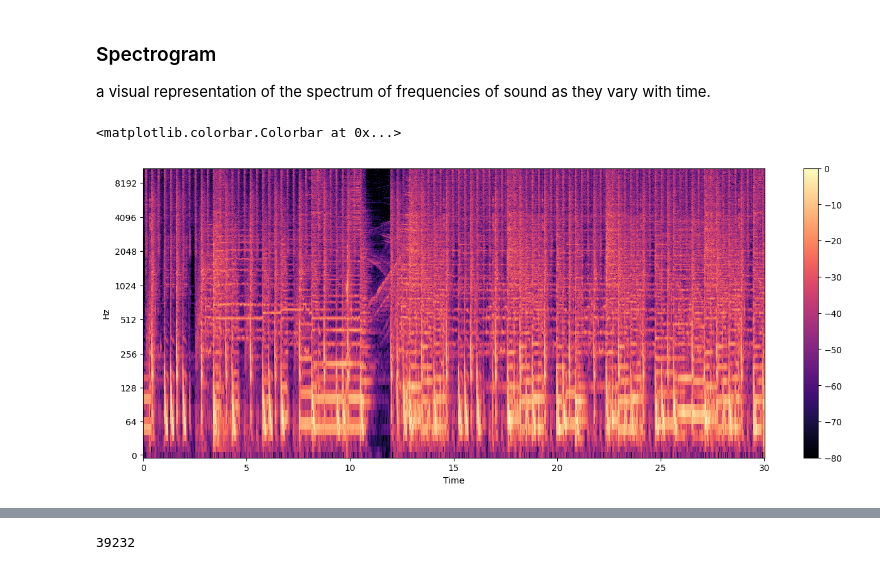
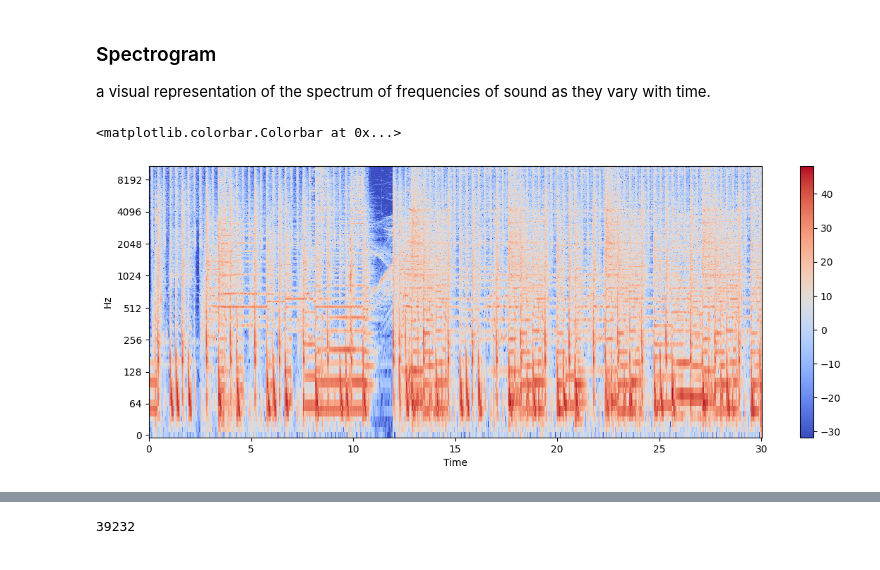
Before and after one commit to mjzhang21/MusicGenreClassifier, a Jupyter notebook: notebooks/01_EDA.ipynb, the cells around one changed output, grey strips where cells are left out. Cells and saved outputs as stored; diff of their text form; code cells hidden in the pictures.

```diff
--- a/notebooks/01_EDA.ipynb
+++ b/notebooks/01_EDA.ipynb
@@ -96,13 +65,11 @@ plt.plot(D)
 
 a visual representation of the spectrum of frequencies of sound as they vary with time.
 # %%
-# Convert an amplitude spectrogram to Decibels-scaled spectrogram.
-DB = librosa.amplitude_to_db(D, ref=np.max)
-
-# Creating the Spectogram
-plt.figure(figsize=(16, 6))
-librosa.display.specshow(DB, sr=sr, hop_length=hop_length, x_axis="time", y_axis="log")
+Y = librosa.stft(audio_file)
+Ydb = librosa.amplitude_to_db(abs(Y))
+plt.figure(figsize=(14, 5))
+librosa.display.specshow(Ydb, sr=sr, x_axis="time", y_axis="log")
 plt.colorbar()
 # %% [output]
 <matplotlib.colorbar.Colorbar at 0x...>
-[figure, old version]
+[figure, new version]
```
Also changed, not shown: parts of 16 cells of this notebook.
